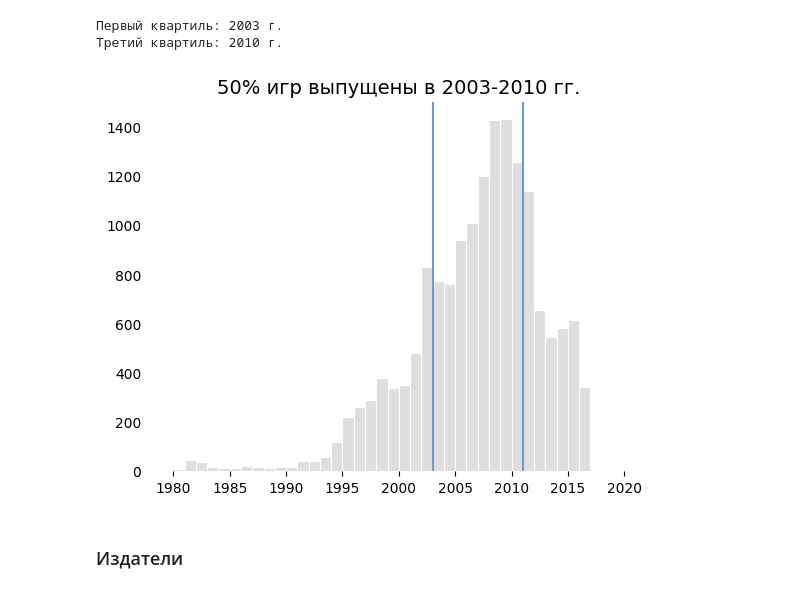
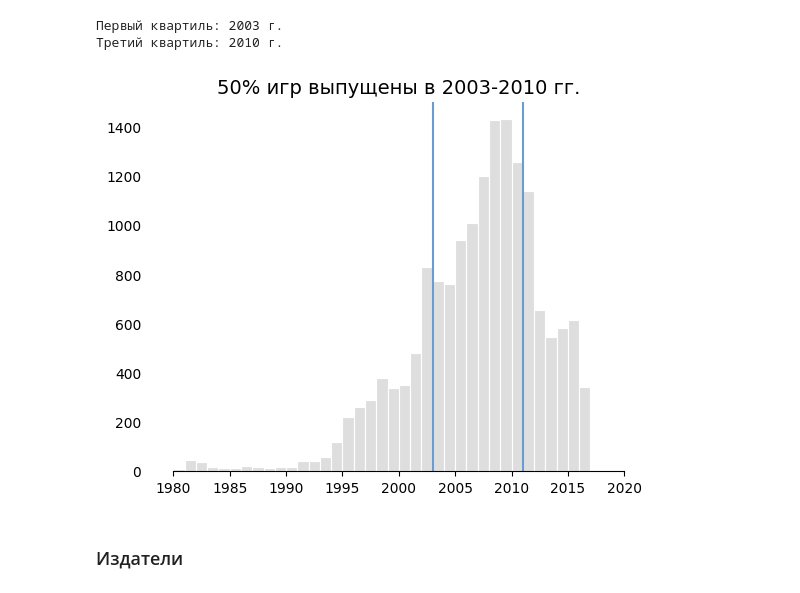
Before and after one commit to ekhavronina/data_analytics, a Jupyter notebook: video_games/video_game_sales_reboot.ipynb, the cells around one changed output. Saved outputs shown, nothing was run; the diff lists cells and outputs as text; code cells hidden in the pictures.

```diff
--- a/video_games/video_game_sales_reboot.ipynb
+++ b/video_games/video_game_sales_reboot.ipynb
@@ -204,7 +204,7 @@ games[games['Global_Sales'] == games['Global_Sales'].max()]
 # Стиль графиков
 sns.set_style({'axes.grid': False,
                'axes.facecolor': 'white',                        # цвет фона
-#                'patch.edgecolor': 'w',                         # цвет границ, и так дефолтный
+               'patch.edgecolor': 'white',                       # цвет границ
                'ytick.left': False                               # "-" после показателя
               })
 
@@ -217,7 +217,7 @@ sns.histplot(data=games,
 #              edgecolor='white'
             )
 
-sns.despine(left=True, bottom=True)                              # убирает границы
+sns.despine(left=True, bottom=False, trim=True)                # убирает границы
 plt.title('Количество игр по годам', fontdict={'fontsize': 14})
 plt.xlabel(None)
 plt.ylabel(None)
@@ -255,22 +255,22 @@ print(f"Третий квартиль: {int(games['Year'].quantile(0.75))} г.")
 Третий квартиль: 2010 г.
 # %%
 # Гистограмма
-sns.histplot(data=games,
+ax = sns.histplot(data=games,
              x='Year',
              binwidth=1,
              color='lightgrey'
             )
 plt.axvline(x=games['Year'].quantile(0.25), color='#6C9BCF')
 plt.axvline(x=games['Year'].quantile(0.75)+1, color='#6C9BCF')
 
-sns.despine(left=True, bottom=True)
+sns.despine(left=True, bottom=False, trim=True)
 plt.title('50% игр выпущены в 2003-2010 гг.', fontdict={'fontsize': 14})
 plt.xlabel(None)
 plt.ylabel(None)
 
 plt.show()
 # %% [output]
-[figure, old version]
+[figure, new version]
 # %% [markdown]
 ### Издатели
 # %%
```
Also changed, not shown: parts of 7 cells of this notebook.
